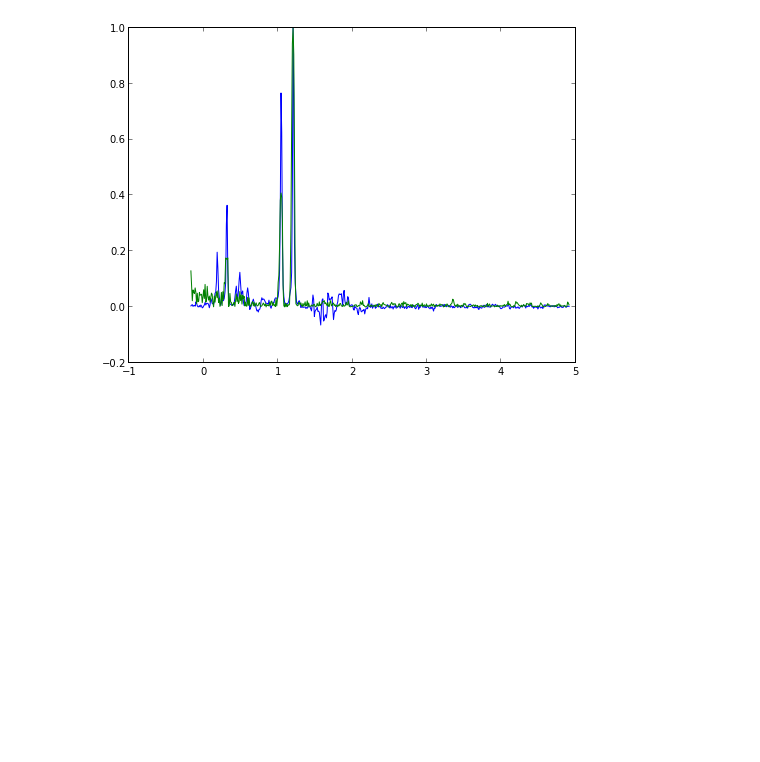
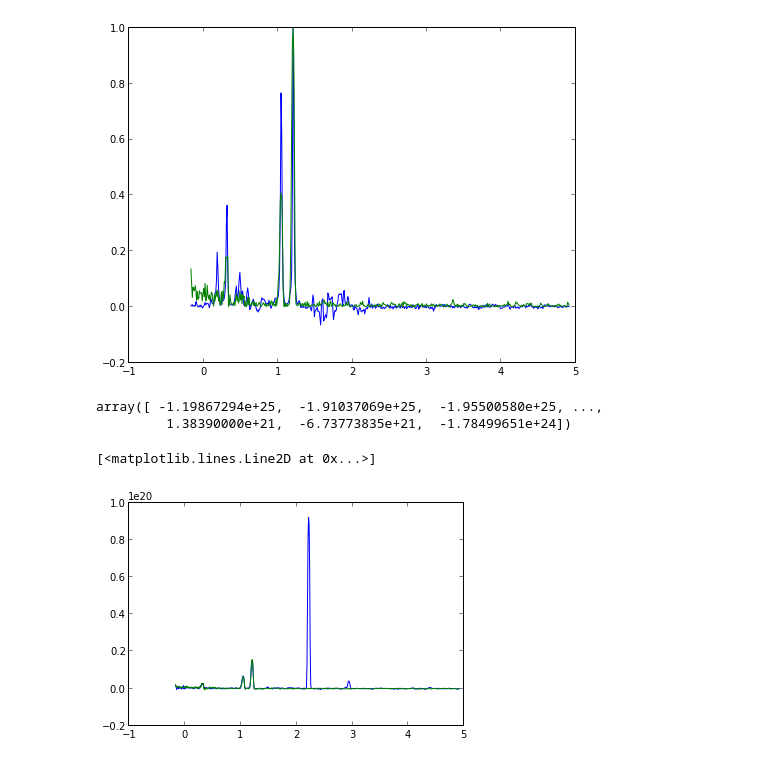
Before and after one commit to cni/MRS, a Jupyter notebook: ipynb/get_the_gaba.ipynb, the cells around one changed output. Saved outputs shown, nothing was run; the diff lists cells and outputs as text; code cells hidden in the pictures; blank space fills up the shorter version.

Commit message:
Moved more stuff into analysis. Normalization by water signal.

```diff
--- a/ipynb/get_the_gaba.ipynb
+++ b/ipynb/get_the_gaba.ipynb
@@ -15,3 +15,5 @@ data_files = ['mrs_P71680.7.npy', 'mrs_P76288.7.npy', 'pure_gaba_P64024.7.npy',
 data = np.load(data_files[-1]).squeeze()
 coil_combined = ana.coil_combine(data)
 f_nonw, w_sig, nonw_sig = ana.get_spectra(coil_combined)
+corrected1 =  ana.normalize_water(w_sig[0], nonw_sig[0])
+corrected2 =  ana.normalize_water(w_sig[1], nonw_sig[1])
@@ -56,3 +41,14 @@ ax.plot((f_nonw[idx]-76)/128, np.abs(corrected[1][idx])/np.max(np.abs(corrected[
 fig.set_size_inches([8,6])
 # %% [output]
 [figure]
+# %%
+corrected1
+# %% [output]
+array([ -1.19867294e+25,  -1.91037069e+25,  -1.95500580e+25, ...,
+         1.38390000e+21,  -6.73773835e+21,  -1.78499651e+24])
+# %%
+plot((f_nonw[idx]-76)/128, corrected1[idx])
+plot((f_nonw[idx]-76)/128, corrected2[idx])
+# %% [output]
+[<matplotlib.lines.Line2D at 0x...>]
+[figure, added]
```
Also changed, not shown: parts of 6 cells of this notebook, 1 other file.
